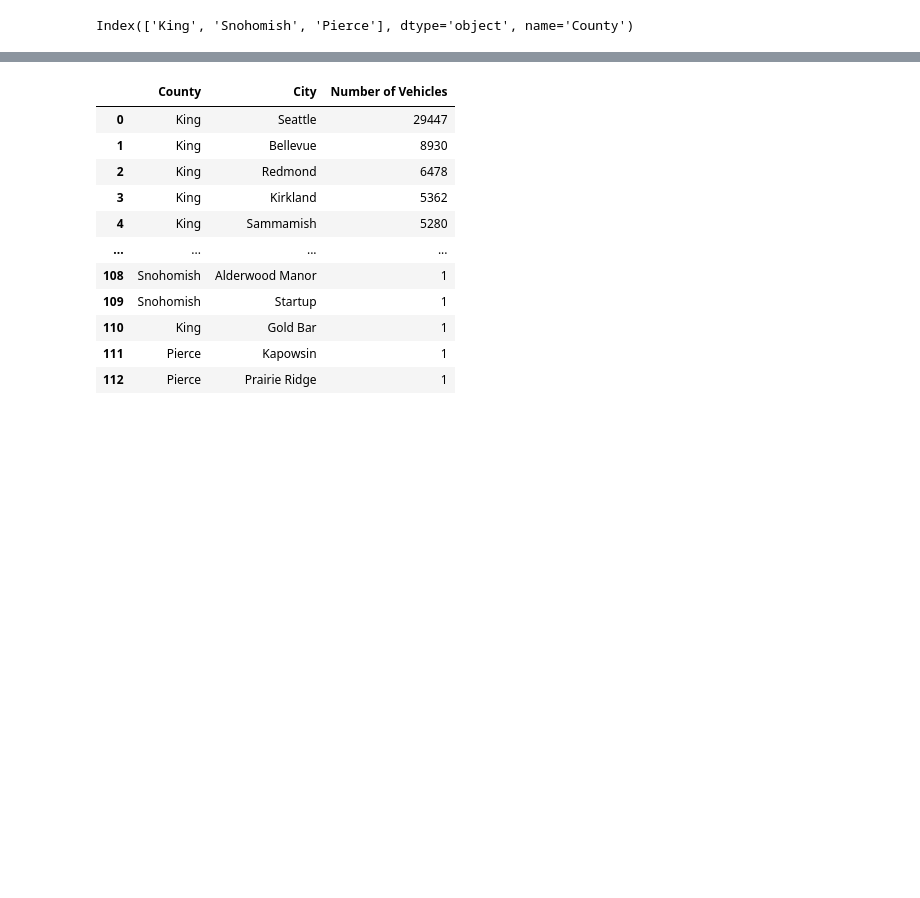
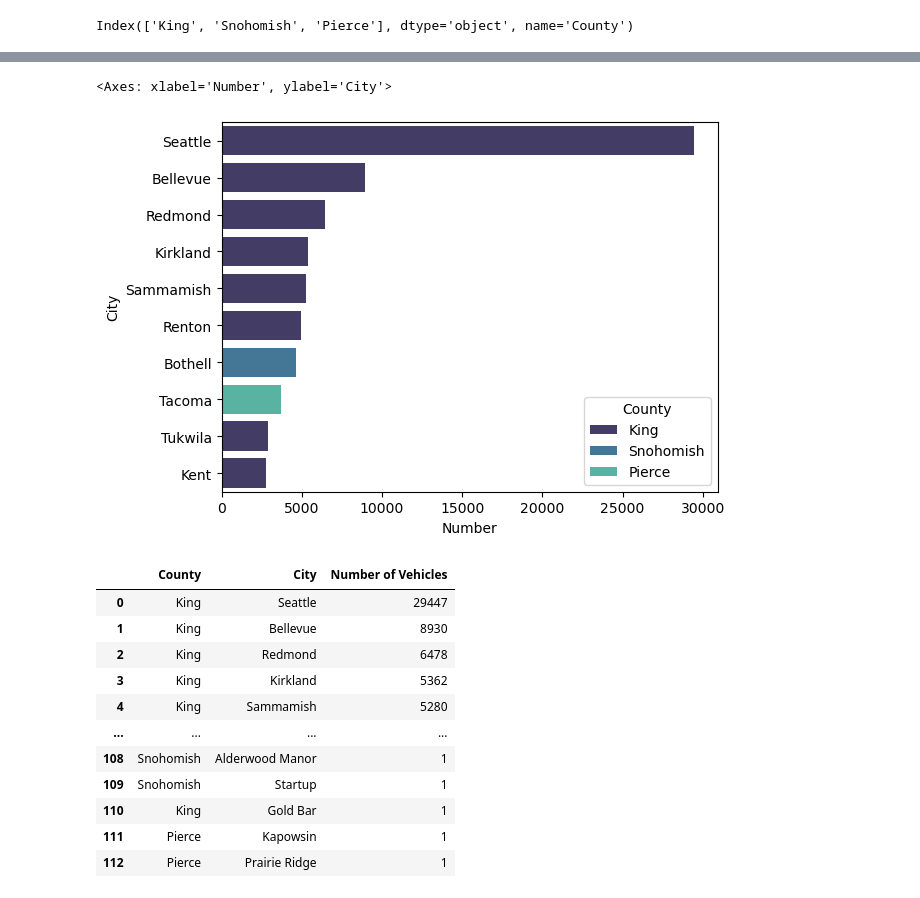
Before and after one commit to divya-manirajan/ExampleDataAnalysis, a Jupyter notebook: Practice.ipynb, the cells around one changed output, grey strips where cells are left out. Saved outputs shown, nothing was run; the diff lists cells and outputs as text; code cells hidden in the pictures; blank space fills up the shorter version.

```diff
--- a/Practice.ipynb
+++ b/Practice.ipynb
@@ -237,3 +214,11 @@ for row in test:
+# %%
+city_county = top_counties_data[['County', 'City']]
+city_county = city_county.value_counts().reset_index(name="Number")
+city_county = city_county.head(10)
+sns.barplot(data=city_county, x="Number", y="City", hue="County", dodge=False, palette="mako")
+# %% [output]
+<Axes: xlabel='Number', ylabel='City'>
+[figure, added]
 # %%
 ev_city_distribution_top_counties = top_counties_data.groupby(['County', 'City']).size().sort_values(ascending=False).reset_index(name='Number of Vehicles')
 ev_city_distribution_top_counties
```
Also changed, not shown: parts of 2 cells of this notebook, 1 other file.
